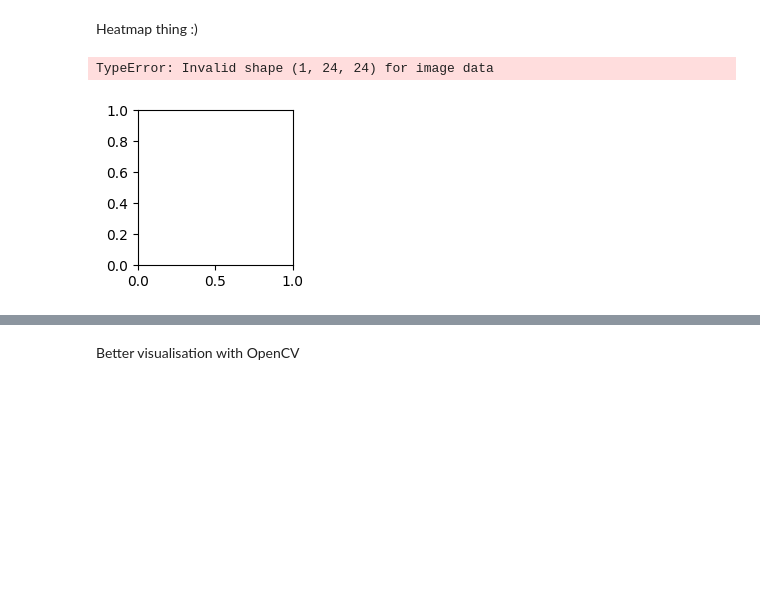
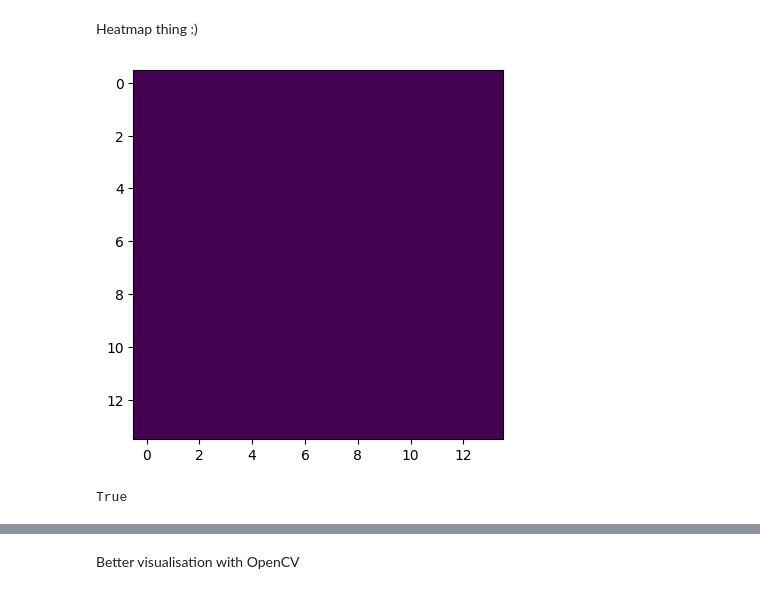
Before and after one commit to Emma-Marie/assignment4_Emma-Marie, a Jupyter notebook: src/image_seach.ipynb, the cells around one changed output, grey strips where cells are left out. Drawn from its saved outputs; the diff is of its cells as text; code cells hidden in the pictures; blank space fills up the shorter version.

```diff
--- a/src/image_seach.ipynb
+++ b/src/image_seach.ipynb
@@ -525,45 +525,23 @@ weighted avg       0.95      0.94      0.94       150
 Heatmap thing :)
 # %%
 with tf.GradientTape() as tape:
-    # make sure the name here corresponds to the final conv layer in your network
-    last_conv_layer = model.get_layer("block3_conv3")
+    last_conv_layer = model.get_layer("dense_1")# make sure the name here corresponds to the final conv layer in your network
 
-    # First, we create a model that maps the input image to the activations
-    # of the last conv layer as well as the output predictions
+    # First, we create a model that maps the input image to the activations of the last conv layer as well as the output predictions
     iterate = tf.keras.models.Model([model.inputs],
                                     [model.output, last_conv_layer.output])
 
-    # Then, we compute the gradient of the top predicted class for our input image
-    # with respect to the activations of the last conv layer
+    # Then, we compute the gradient of the top predicted class for our input image with respect to the activations of the last conv layer
     model_out, last_conv_layer_out = iterate(image)
-    #model_out, last_conv_layer = iterate(image) #ROSS
-    #class_out = model_out[:, np.argmax(prediction_int)]
     class_out = model_out[:, np.argmax(model_out[0])] #ROSS
 
     # This is the gradient of the output neuron of the last conv layer
-    #grads = tape.gradient(class_out, last_conv_layer) #ROSS
     grads = tape.gradient(class_out, last_conv_layer_out)
 
+    # Vector of mean intensity of the gradient over a specific feature map channel
+    pooled_grads = K.mean(grads, axis=(0, 1))  # Reduce along the first two dimensions
+    #pooled_grads = tf.reduce_mean(grads, axis=(0, 1))
 
-    # Vector of mean intensity of the gradient over a specific feature map channel
-    pooled_grads = K.mean(grads,
-                          axis=(0, 1, 2)) #ROSS
-    #pooled_grads = tf.reduce_mean(grads, axis=(0, 1, 2))
-    #pooled_grads = tf.reduce_mean(tf.reshape(grads, (1, last_conv_layer.shape[1], last_conv_layer.shape[2], last_conv_layer.shape[3])), axis=(1, 2))
-
-    # We multiply each channel in the feature map array
-    # by "how important this channel is" with regard to the top predicted class
+    # We multiply each channel in the feature map array by "how important this channel is" with regard to the top predicted class
     # then sum all the channels to obtain the heatmap class activation
-    heatmap = tf.reduce_mean(tf.multiply(pooled_grads, last_conv_layer_out),
-                            axis=-1)
-    #heatmap = tf.reshape(pooled_grads, (1, last_conv_layer_out.shape[1], last_conv_layer_out.shape[2]))
+    heatmap = tf.reduce_mean(tf.multiply(pooled_grads, last_conv_layer_out), axis=-1)
-# %%
-heatmap = np.maximum(heatmap, 0)
-heatmap /= np.max(heatmap)
-
-# Display the heatmap
-plt.matshow(heatmap)
-plt.show()
-# %% [output]
-TypeError: Invalid shape (1, 24, 24) for image data
-[figure, removed]
@@ -587,0 +548,12 @@ heatmap /= np.max(heatmap)
+# %%
+from skimage.transform import resize
+# Normalize the heatmap
+heatmap = np.maximum(heatmap, 0)
+heatmap /= np.max(heatmap)
+heatmap_resized = resize(heatmap, (14, 14), mode='reflect')
+# %%
+plt.imshow(heatmap_resized)
+#plt.axis('off')
+plt.show()
+# %% [output]
+[figure, added]
@@ -587,0 +567,4 @@ heatmap /= np.max(heatmap)
+# %%
+cv2.imwrite("../out/heatmapTEST.jpg", superimposed)
+# %% [output]
+True
```
Also changed, not shown: parts of 26 cells of this notebook, 1 other file.
